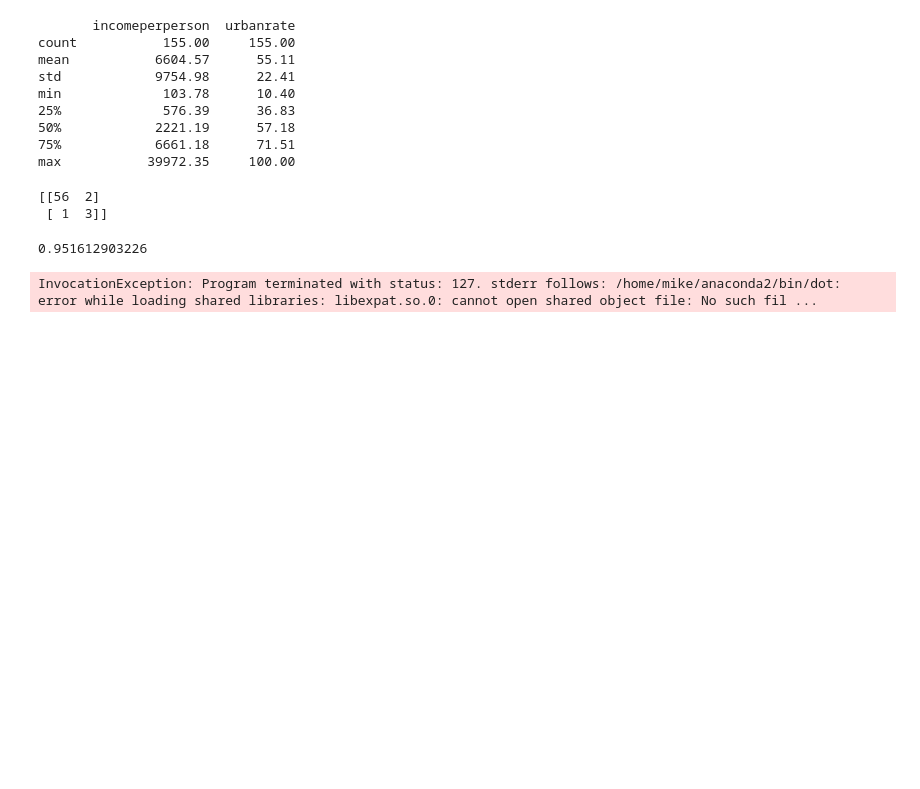
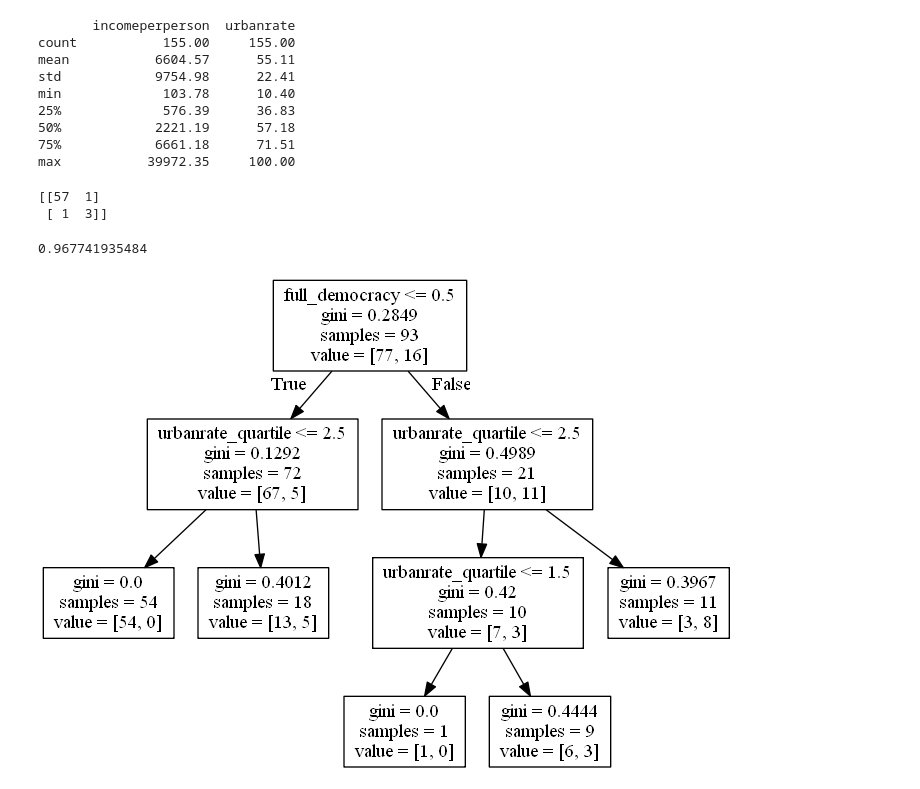
Before and after one commit to ArutyunSargsyan/democracy-and-economic-well-being, a Jupyter notebook: Machine Learning for Data Analysis/Week 1 Assignment.ipynb, the cells around one changed output. Drawn from its saved outputs; the diff is of its cells as text; code cells hidden in the pictures; blank space fills up the shorter version.

```diff
--- a/Machine Learning for Data Analysis/Week 1 Assignment.ipynb
+++ b/Machine Learning for Data Analysis/Week 1 Assignment.ipynb
@@ -63,9 +63,12 @@ def convert_polityscore_to_category(polityscore):
 # Now we can use the function to create the new variable
 subset['full_democracy'] = subset['polityscore'].apply(convert_polityscore_to_category)
 subset['full_democracy'] = subset['full_democracy'].astype('category')
+# %%
+# Bin urban rate into quartiles
+subset['urbanrate_quartile'] = pd.qcut(subset['urbanrate'], 4, labels=False)
 # %%
 #Split into training and testing sets
-predictors = subset[['full_democracy','urbanrate']]
+predictors = subset[['full_democracy','urbanrate_quartile']]
 targets = subset.high_income
 training_data, test_data, training_target, test_target  = train_test_split(predictors, targets, test_size=.4)
 
@@ -77,17 +80,17 @@ classifier=classifier.fit(training_data, training_target)
 predictions=classifier.predict(test_data)
 print(sk.metrics.confusion_matrix(test_target,predictions))
 # %% [output]
-[[56  2]
+[[57  1]
  [ 1  3]]
 # %%
 print(sk.metrics.accuracy_score(test_target, predictions))
 # %% [output]
-0.951612903226
+0.967741935484
 # %%
 #Displaying the decision tree
 out = BytesIO()
-sk.tree.export_graphviz(classifier, out_file=out)
+sk.tree.export_graphviz(classifier, out_file=out, feature_names=predictors.columns)
 graph=pdp.graph_from_dot_data(out.getvalue())
 Image(graph.create_png())
 # %% [output]
-InvocationException: Program terminated with status: 127. stderr follows: /home/mike/anaconda2/bin/dot: error while loading shared libraries: libexpat.so.0: cannot open shared object file: No such fil ...
+[figure, added]
```
Also changed, not shown: 1 other file.
